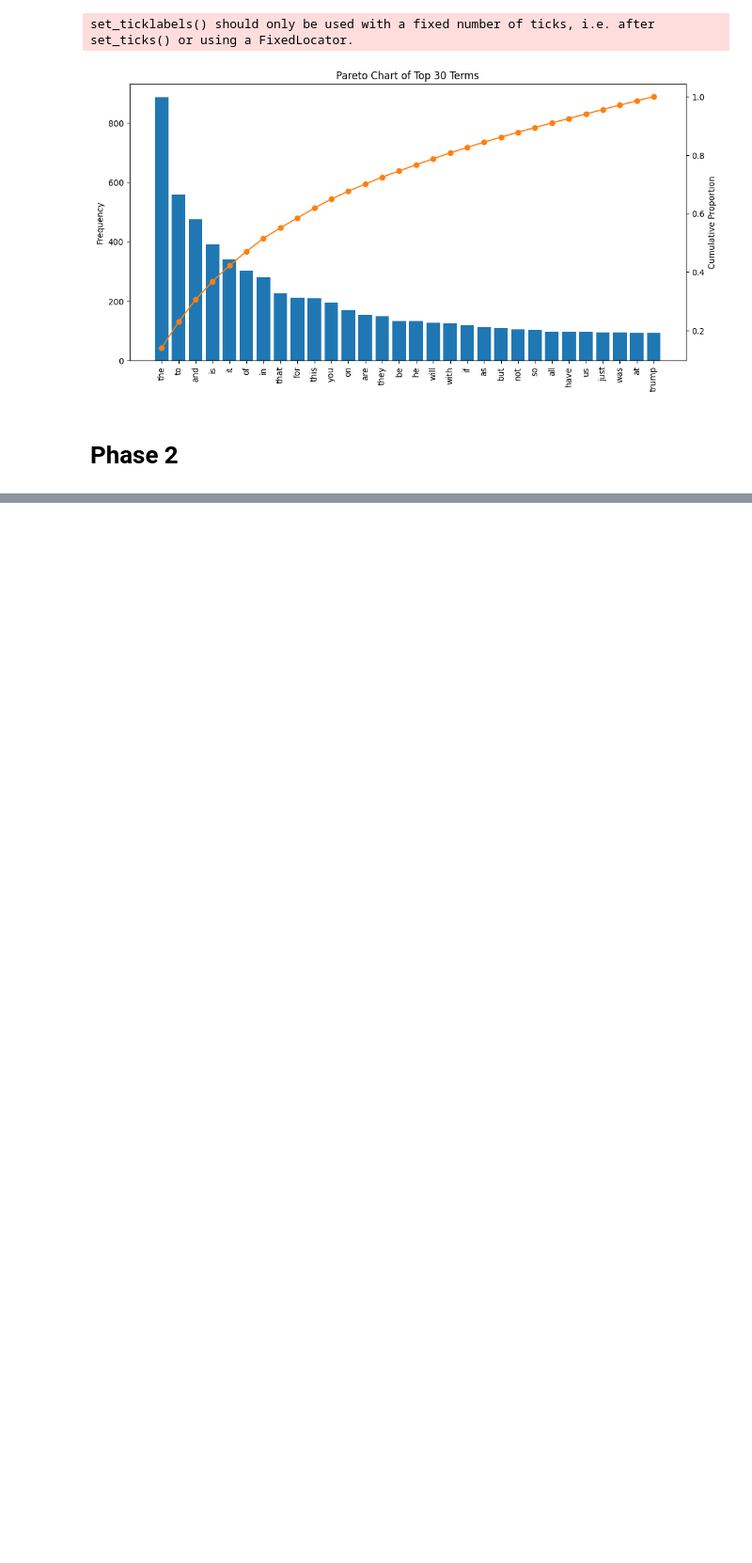
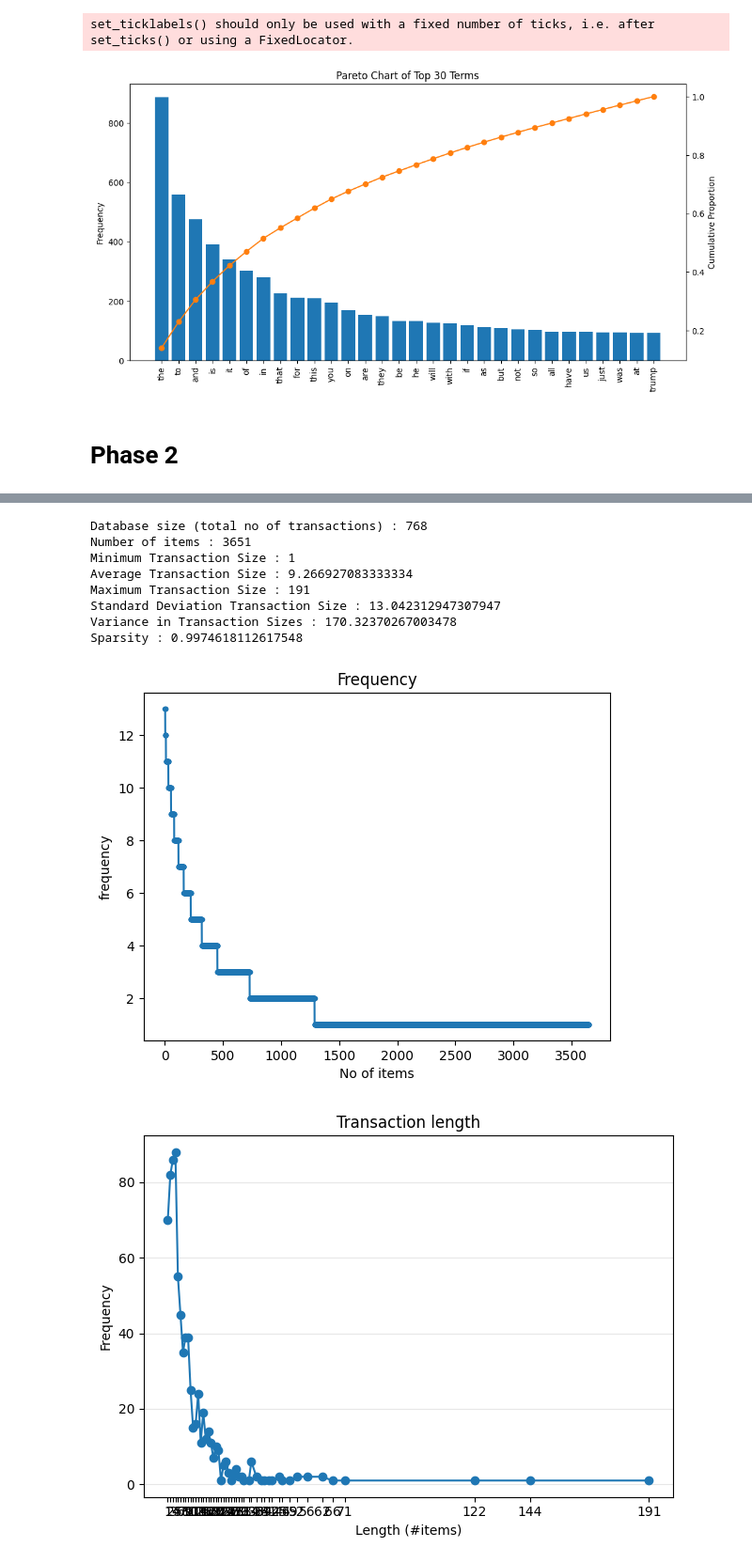
Before and after one commit to Kilodps/DM2025-Lab1-Exercise, a Jupyter notebook: DM2025-Lab1-Homework.ipynb, the cells around one changed output, grey strips where cells are left out. Shown at 94% size. Cells and saved outputs as stored; diff of their text form; code cells hidden in the pictures; blank space fills up the shorter version.

```diff
--- a/DM2025-Lab1-Homework.ipynb
+++ b/DM2025-Lab1-Homework.ipynb
@@ -659,0 +855,19 @@ set_ticklabels() should only be used with a fixed number of ticks, i.e. after se
+# %%
+# Demonstration one Transactional DB
+
+from PAMI.extras.dbStats import TransactionalDatabase as tds
+obj = tds.TransactionalDatabase('td_freq_db_comment.csv')
+obj.run()
+obj.printStats()
+obj.plotGraphs()
+# %% [output]
+Database size (total no of transactions) : 768
+Number of items : 3651
+Minimum Transaction Size : 1
+Average Transaction Size : 9.266927083333334
+Maximum Transaction Size : 191
+Standard Deviation Transaction Size : 13.042312947307947
+Variance in Transaction Sizes : 170.32370267003478
+Sparsity : 0.9974618112617548
+[figure, added]
+[figure, added]
```
Also changed, not shown: parts of 38 cells of this notebook, 1 other file.
